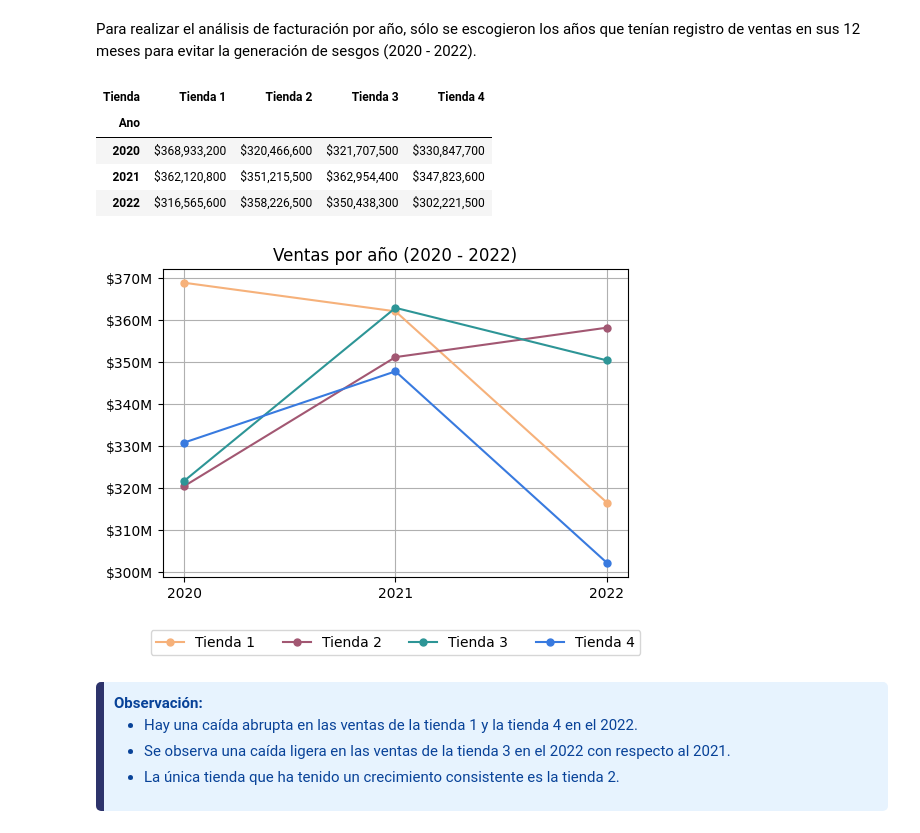
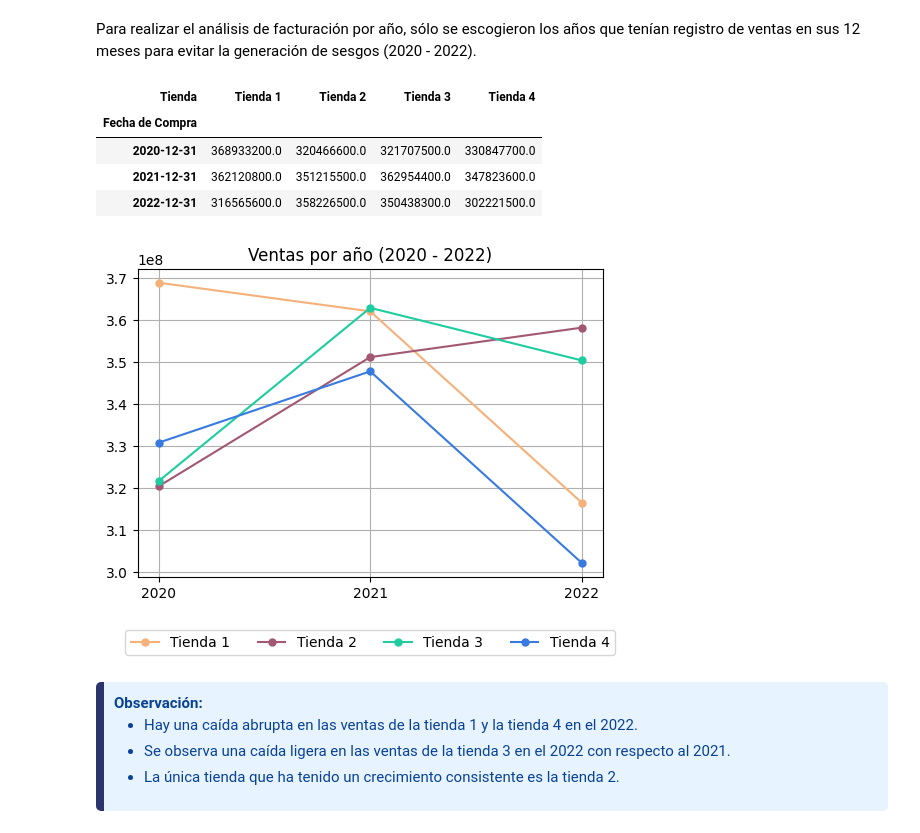
Before and after one commit to ecordovag/challenge_alura_store, a Jupyter notebook: AluraStoreLatam.ipynb, the cells around one changed output. Saved outputs shown, nothing was run; the diff lists cells and outputs as text; code cells hidden in the pictures.

```diff
--- a/AluraStoreLatam.ipynb
+++ b/AluraStoreLatam.ipynb
@@ -497,39 +496,37 @@ Para realizar el análisis de facturación por año, sólo se escogieron los añ
 df_combinados = pd.concat([tienda, tienda2, tienda3, tienda4])
 
 # Filtrado de filas pertenecientes a los años 2020 - 2022
-df_combinados_2022 = df_combinados.loc[df_combinados['Ano'].isin([2020, 2021, 2022])]
+df_combinados_2022 = df_combinados.loc[df_combinados['Fecha de Compra'].dt.year.isin([2020, 2021, 2022])]
 
 # Creación de la tabla resumen
-tabla_resumen = pd.pivot_table(df_combinados_2022, values = 'Precio', index = 'Ano', columns = 'Tienda', aggfunc = 'sum', fill_value = 0)
-tabla_resumen.index = tabla_resumen.index.astype('str')
-
-# Aplicación de formato a la tabla resumen creada
-tabla_resumen_formateada = tabla_resumen.map(lambda x: f'${x:,.0f}')
-tabla_resumen_formateada
+ventas_ano = pd.pivot_table(df_combinados_2022, values = 'Precio', index = 'Fecha de Compra', columns = 'Tienda', aggfunc = 'sum', fill_value = 0)
+ventas_ano = ventas_ano.resample('YE').sum()
+ventas_ano
 # %% [output]
 | Tienda | Tienda 1 | Tienda 2 | Tienda 3 | Tienda 4 |
-| Ano |  |  |  |  |
-| 2020 | $368,933,200 | $320,466,600 | $321,707,500 | $330,847,700 |
-| 2021 | $362,120,800 | $351,215,500 | $362,954,400 | $347,823,600 |
-| 2022 | $316,565,600 | $358,226,500 | $350,438,300 | $302,221,500 |
+| Fecha de Compra |  |  |  |  |
+| 2020-12-31 | 368933200.0 | 320466600.0 | 321707500.0 | 330847700.0 |
+| 2021-12-31 | 362120800.0 | 351215500.0 | 362954400.0 | 347823600.0 |
+| 2022-12-31 | 316565600.0 | 358226500.0 | 350438300.0 | 302221500.0 |
 # %%
 # Gráfica de ventas totales por año
 
 # Creación del gráfico
 fig, ax = plt.subplots(figsize = (6,4))
 
 # Formatear con un color y un marcador determinados cada línea graficada:
-colores = ['#F6B17A', '#A25772', '#2D9596', '#387ADF']
-for color, columna in zip(colores, tabla_resumen.columns):
-    ax.plot(tabla_resumen.index, tabla_resumen[columna], label=columna, color=color, linewidth=1.5, marker='o', markersize=5)
+colores = ['#F6B17A', '#A25772', '#1DCD9F', '#387ADF']
+for color, columna in zip(colores, ventas_ano.columns):
+    ax.plot(ventas_ano.index, ventas_ano[columna], label=columna, color=color, linewidth=1.5, marker='o', markersize=5)
 
 ax.set_title('Ventas por año (2020 - 2022)')
-ax.yaxis.set_major_formatter(FuncFormatter(millones))
+ax.set_xticks(ventas_ano.index)
+ax.set_xticklabels(ventas_ano.index.strftime('%Y'))
 ax.legend(loc='upper center', bbox_to_anchor=(0.5, -0.15), ncol=4)
 ax.grid(True)
 plt.show()
 # %% [output]
-[figure, old version]
+[figure, new version]
 # %% [markdown]
 <div style="background-color: #e7f3fe; color: #084298; padding: 10px; border-left: 8px solid #2D336B; border-radius: 5px;">
   <strong>Observación:</strong>
```
Also changed, not shown: parts of 27 cells of this notebook.
